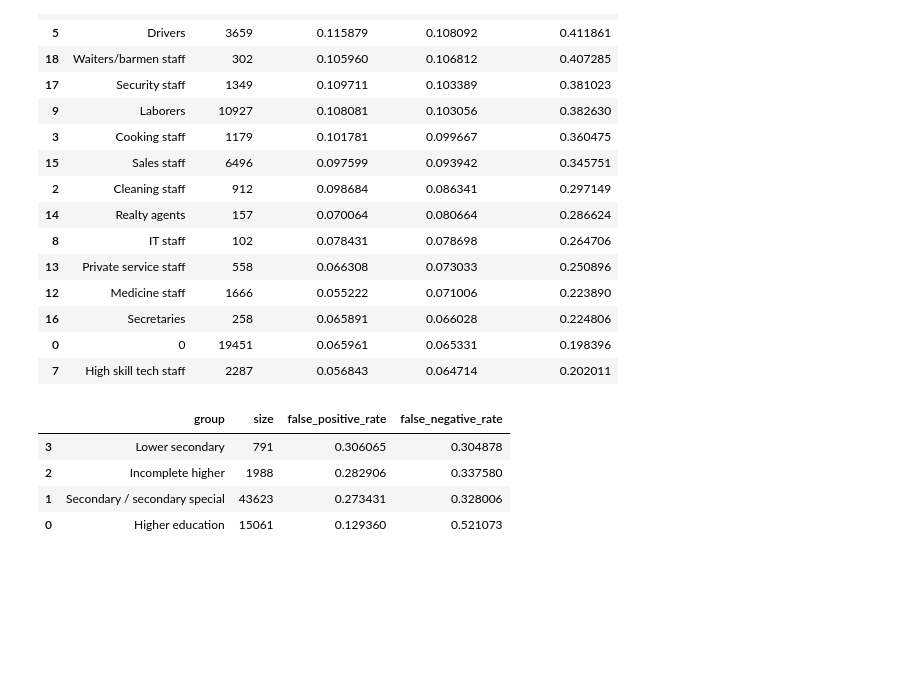
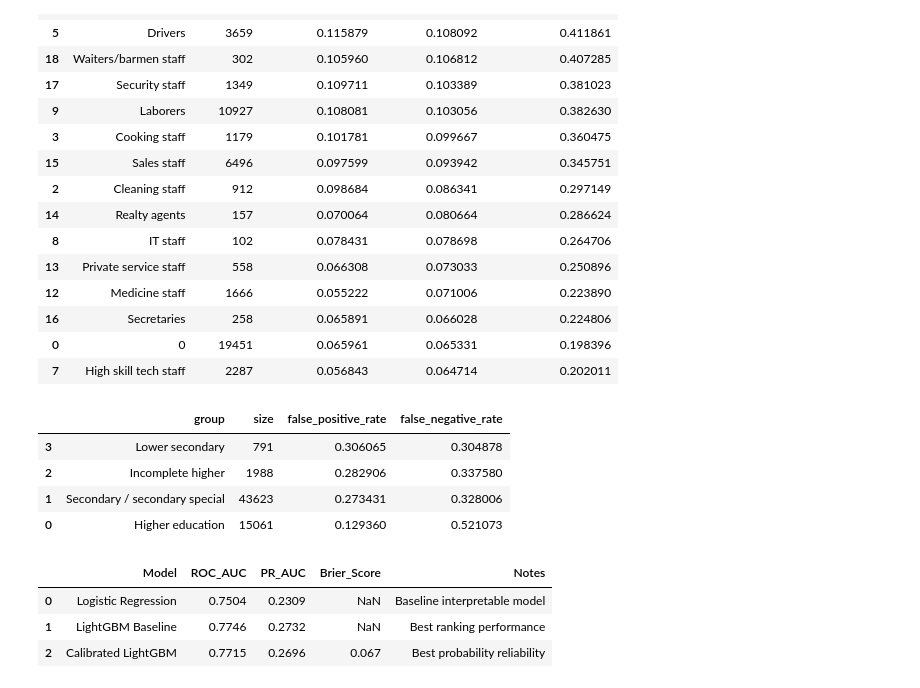
Before and after one commit to pegasus019/credit-risk-platform, a Jupyter notebook: 01_eda.ipynb, the cells around one changed output. Saved outputs shown, nothing was run; the diff lists cells and outputs as text; code cells hidden in the pictures; blank space fills up the shorter version.

```diff
--- a/01_eda.ipynb
+++ b/01_eda.ipynb
@@ -1441,3 +1441,34 @@ education_error_rates.to_csv(
 # ======================================================
 # Champion–Challenger Model Evaluation
 # ======================================================
+# %%
+champion_comparison = pd.DataFrame([
+    {
+        "Model": "Logistic Regression",
+        "ROC_AUC": 0.7504,
+        "PR_AUC": 0.2309,
+        "Brier_Score": None,
+        "Notes": "Baseline interpretable model"
+    },
+    {
+        "Model": "LightGBM Baseline",
+        "ROC_AUC": 0.7746,
+        "PR_AUC": 0.2732,
+        "Brier_Score": None,
+        "Notes": "Best ranking performance"
+    },
+    {
+        "Model": "Calibrated LightGBM",
+        "ROC_AUC": 0.7715,
+        "PR_AUC": 0.2696,
+        "Brier_Score": 0.0670,
+        "Notes": "Best probability reliability"
+    }
+])
+
+champion_comparison
+# %% [output]
+|  | Model | ROC_AUC | PR_AUC | Brier_Score | Notes |
+| 0 | Logistic Regression | 0.7504 | 0.2309 | NaN | Baseline interpretable model |
+| 1 | LightGBM Baseline | 0.7746 | 0.2732 | NaN | Best ranking performance |
+| 2 | Calibrated LightGBM | 0.7715 | 0.2696 | 0.067 | Best probability reliability |
```
